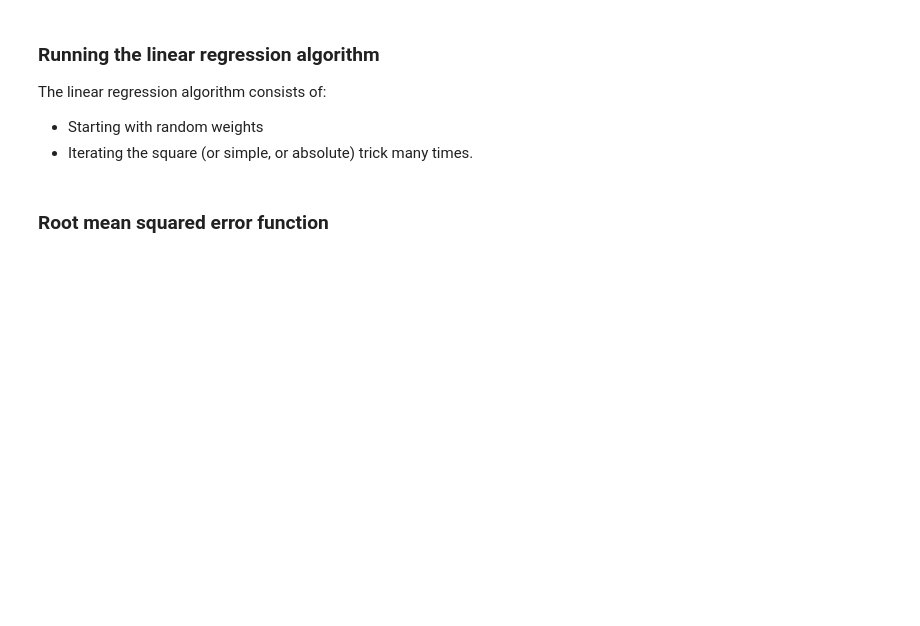
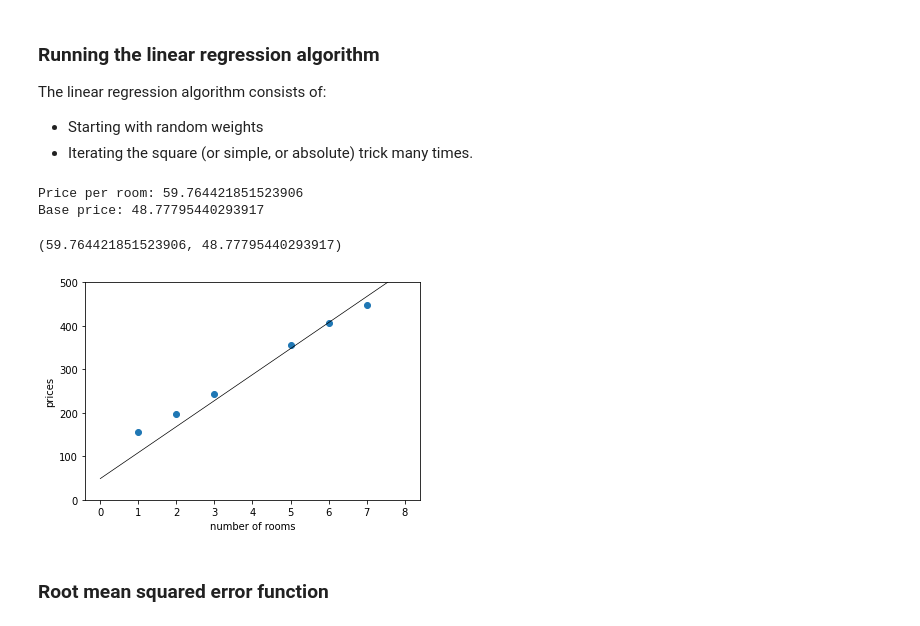
Before and after one commit to MohamedMostafaSal/My-ITI, a Jupyter notebook: MachineLearningBasics/linear_regression/Coding_linear_regression.ipynb, the cells around one changed output. Cells and saved outputs as stored; diff of their text form; code cells hidden in the pictures; blank space fills up the shorter version.

```diff
--- a/MachineLearningBasics/linear_regression/Coding_linear_regression.ipynb
+++ b/MachineLearningBasics/linear_regression/Coding_linear_regression.ipynb
@@ -93,27 +96,39 @@ The linear regression algorithm consists of:
 # %%
 import random as rd
 
 # We set the random seed in order to always get the same results.
 random.seed(0)
 
 def linear_regression(features, labels, learning_rate=0.01, epochs = 1000):
     price_per_room =  random.random() # start with random weight
     base_price =  random.random() # start with random bias
     ## TODO ##
     # for this number of epochs
-    # get a random datasample of our dataset(x,y)
-    # using the selected datasample use square_trick fn or absolute_trick fn to update price_per_room and base_price
+    for i in range(epochs):
+      # get a random datasample of our dataset(x,y)
+      x = random.randint(0,len(features)-1)
+      num_rooms = features[x]
+      price = labels[x]
+
+      # using the selected datasample use square_trick fn or absolute_trick fn to update price_per_room and base_price
+      price_per_room,base_price = square_trick(base_price, price_per_room, num_rooms, price, learning_rate)
+      #price_per_room,base_price = absolute_trick(base_price, price_per_room, num_rooms, price, learning_rate)
 
     utils.draw_line(price_per_room, base_price, 'black', starting=0, ending=8)
     utils.plot_points(features, labels)
     print('Price per room:', price_per_room)
     print('Base price:', base_price)
     return price_per_room, base_price
 
 # This line is for the x-axis to appear in the figure
 plt.ylim(0,500)
 
 linear_regression(features, labels, learning_rate = 0.01, epochs = 1000)
+# %% [output]
+Price per room: 59.764421851523906
+Base price: 48.77795440293917
+(59.764421851523906, 48.77795440293917)
+[figure, added]
 # %% [markdown]
 ### Root mean squared error function
 # %%
```
Also changed, not shown: parts of 8 cells of this notebook.
